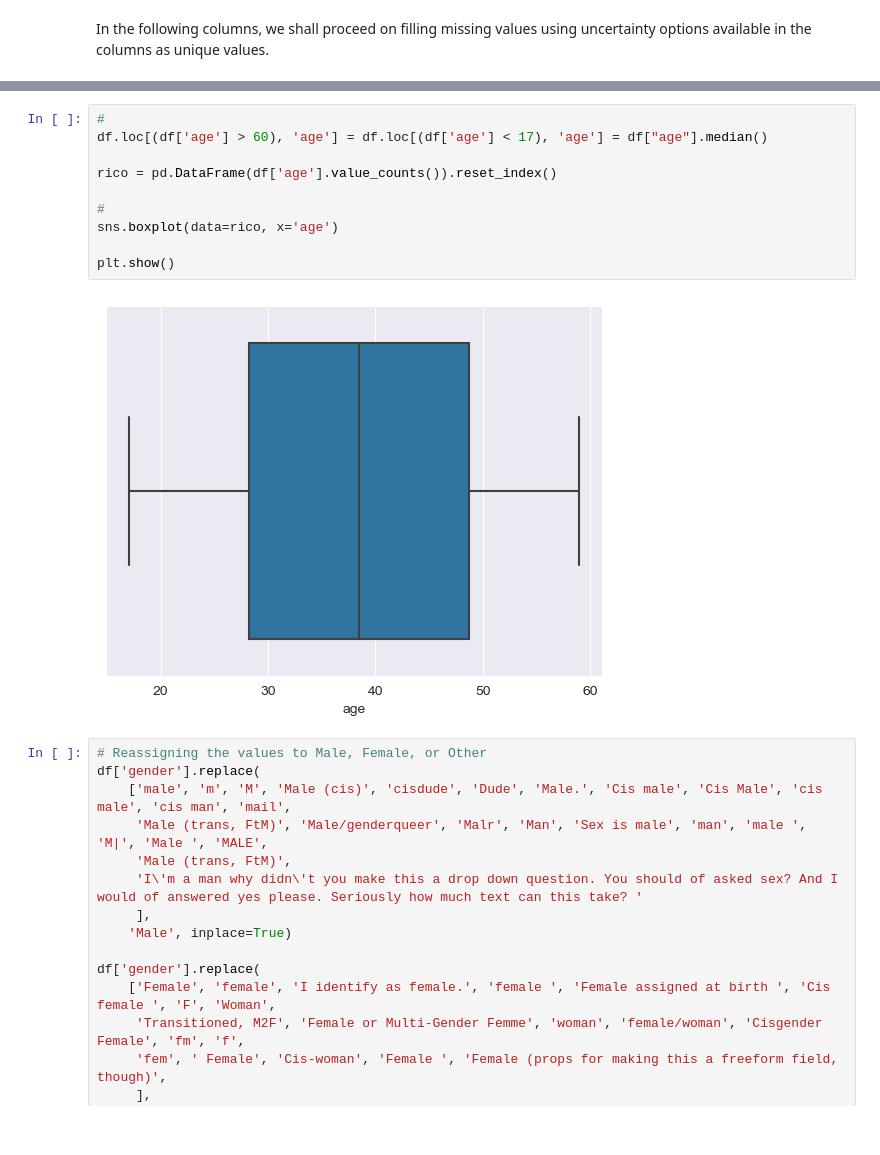
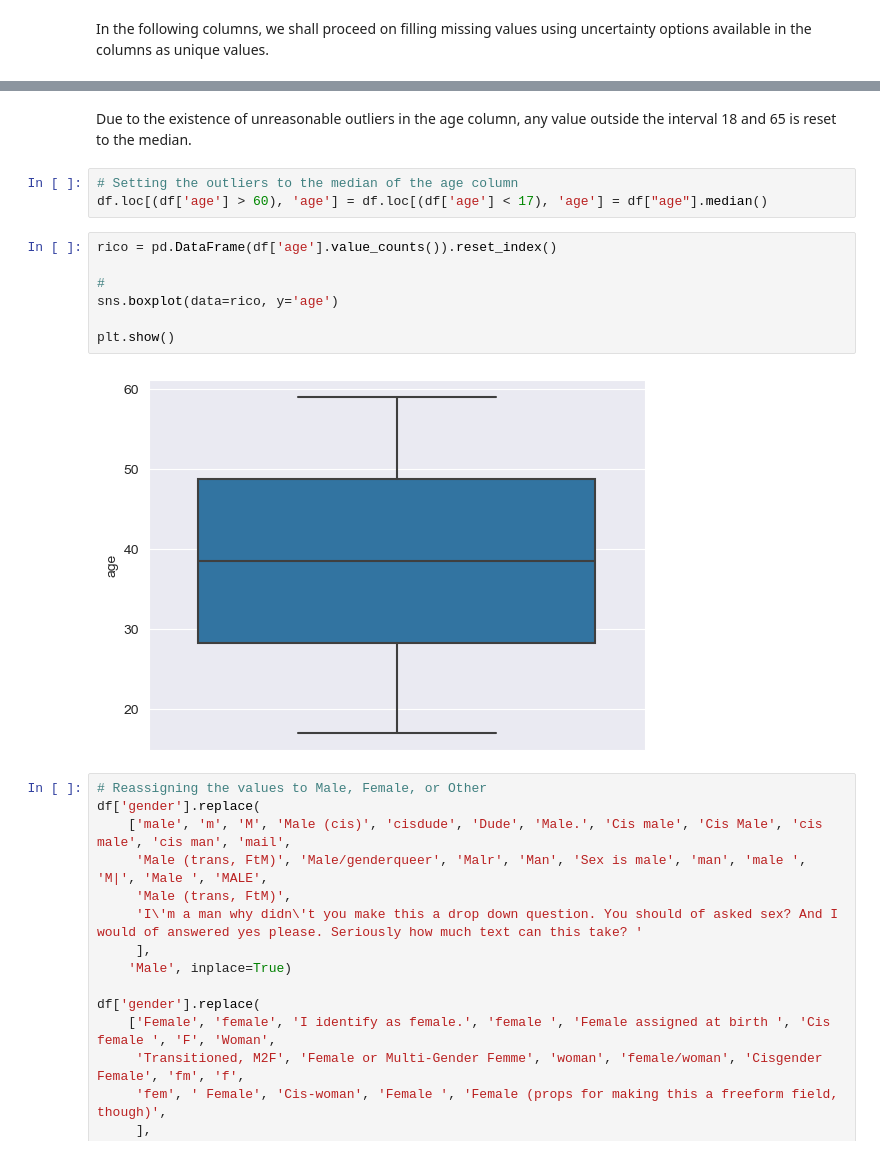
Before and after one commit to Alianger18/Projects_Portfolio, a Jupyter notebook: Project - Clustering/notebooks/MLUSL01 - Pre-processing.ipynb, the cells around one changed output, grey strips where cells are left out. Drawn from its saved outputs; the diff is of its cells as text.

```diff
--- a/Project - Clustering/notebooks/MLUSL01 - Pre-processing.ipynb
+++ b/Project - Clustering/notebooks/MLUSL01 - Pre-processing.ipynb
@@ -420,15 +407,17 @@ Name: count, dtype: int64
+# %% [markdown]
+Due to the existence of unreasonable outliers in the age column, any value outside the interval 18 and 65 is reset to the median.
 # %%
-#
+# Setting the outliers to the median of the age column
 df.loc[(df['age'] > 60), 'age'] = df.loc[(df['age'] < 17), 'age'] = df["age"].median()
-
-rico = pd.DataFrame(df['age'].value_counts()).reset_index()
-
-#
-sns.boxplot(data=rico, x='age')
-
-plt.show()
-# %% [output]
-[figure, removed]
+# %%
+rico = pd.DataFrame(df['age'].value_counts()).reset_index()
+
+#
+sns.boxplot(data=rico, y='age')
+
+plt.show()
+# %% [output]
+[figure, added]
 # %%
 # Reassigning the values to Male, Female, or Other
 df['gender'].replace(
```
Also changed, not shown: parts of 3 cells of this notebook, 1 other file.
